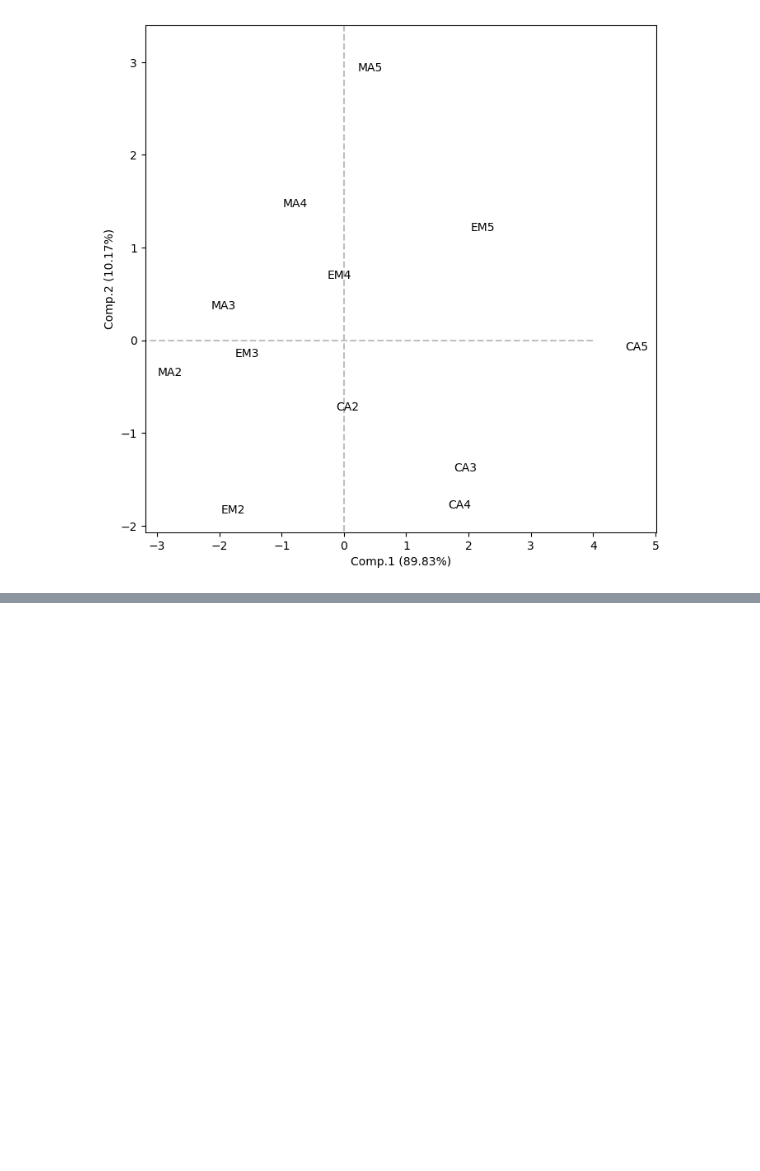
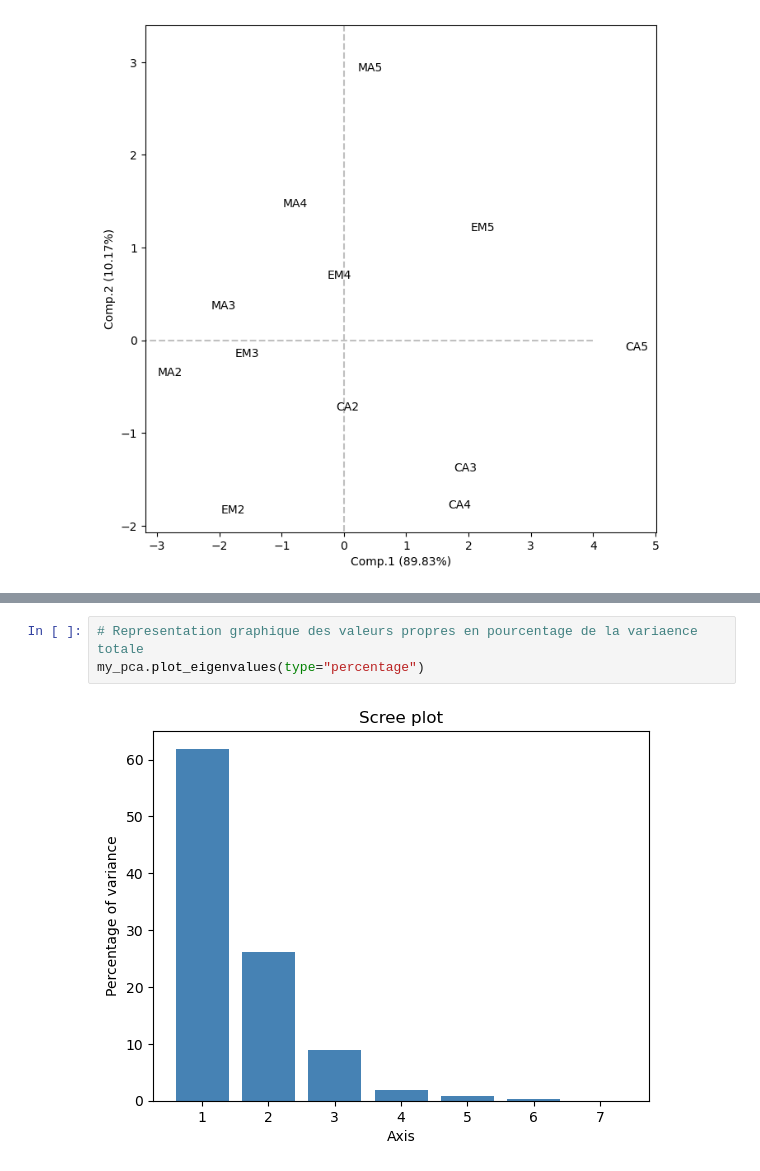
Before and after one commit to argi00/probabilite-groupe-4, a Jupyter notebook: groupe 4.ipynb, the cells around one changed output, grey strips where cells are left out. Drawn from its saved outputs; the diff is of its cells as text; blank space fills up the shorter version.

```diff
--- a/groupe 4.ipynb
+++ b/groupe 4.ipynb
@@ -307,0 +376,5 @@ plt.show()
+# %%
+# Representation graphique des valeurs propres en pourcentage de la variaence totale
+my_pca.plot_eigenvalues(type="percentage")
+# %% [output]
+[figure, added]
```
Also changed, not shown: parts of 33 cells of this notebook.
